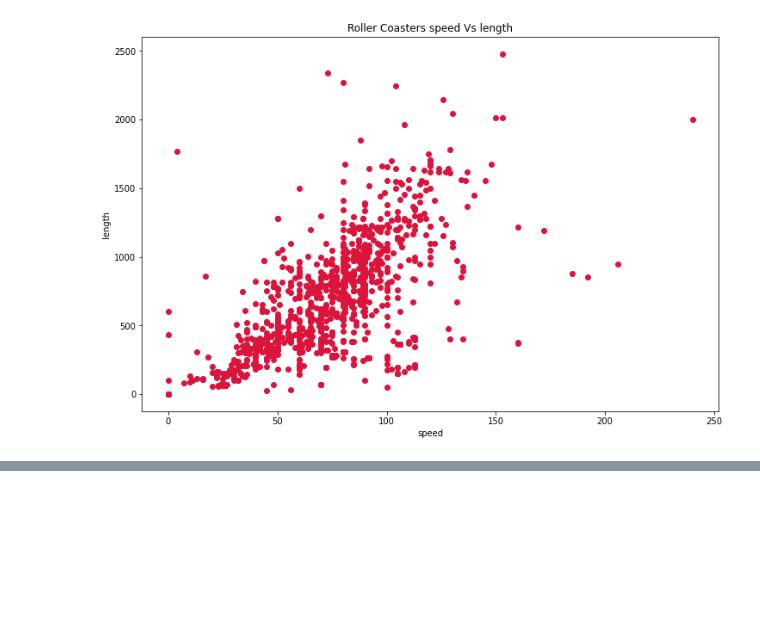
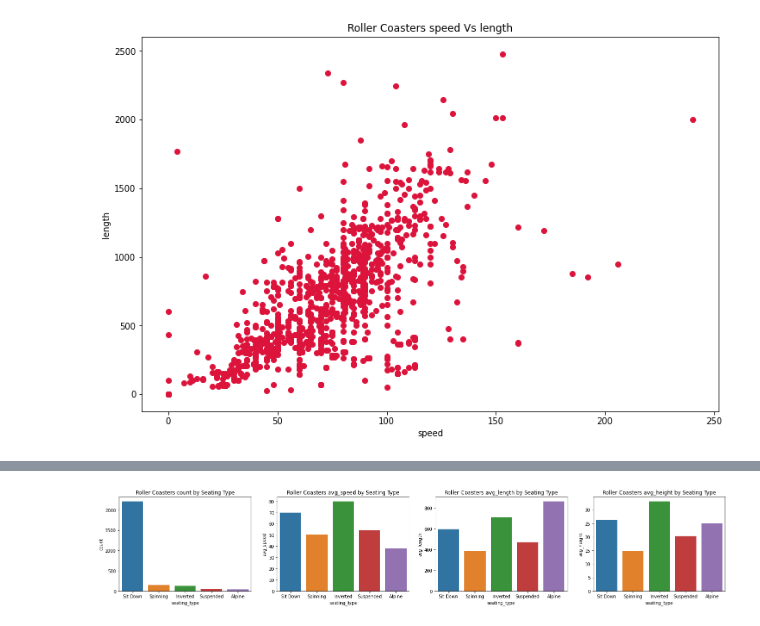
Before and after one commit to princeKike27/Roller-Coaster, a Jupyter notebook: Roller_Coaster.ipynb, the cells around one changed output, grey strips where cells are left out. Saved outputs shown, nothing was run; the diff lists cells and outputs as text; code cells hidden in the pictures; blank space fills up the shorter version.

```diff
--- a/Roller_Coaster.ipynb
+++ b/Roller_Coaster.ipynb
@@ -248,0 +253,14 @@ speed_inversions = coaster_scatter(df_coasters, 'speed', 'length')
+# %%
+# function to get avg_speed, avg_length and avg_height
+def seating_params(df):
+  calc ={}
+  calc['count'] = df['name'].count()
+  calc['avg_speed'] = df['speed'].mean()
+  calc['avg_length'] = df['length'].mean()
+  calc['avg_height'] = df['height'].mean()
+  return pd.Series(calc, index=['count', 'avg_speed', 'avg_length', 'avg_height'])
+# %%
+# group by seating type
+seating_type = df_coasters.groupby('seating_type').apply(seating_params).reset_index()
+seating_type.sort_values(by='count', ascending=False, inplace=True)
+seating_type
@@ -248,0 +284,4 @@ speed_inversions = coaster_scatter(df_coasters, 'speed', 'length')
+# %%
+# get 5 most common roller coaster seating types
+top_5_seating = seating_type.nlargest(5, columns='count')
+top_5_seating
@@ -248,0 +295,26 @@ speed_inversions = coaster_scatter(df_coasters, 'speed', 'length')
+# %%
+import seaborn as sns
+
+# function to plot seating types
+def seating_plot(df):
+  # store y values of charts
+  y_col = df.columns[1::]
+  # number of columns to have in each row
+  fig_col = 4
+  # column position of graph
+  fig_pos = 1
+
+  plt.figure(figsize=(25, 4))
+
+  for col in y_col:
+    ax = plt.subplot(1, fig_col, fig_pos)
+    sns.barplot(data=df, x='seating_type', y=col)
+
+    plt.title(f'Roller Coasters {col} by Seating Type')
+    fig_pos +=1
+
+  plt.show()
+# %%
+top_5_seating_plot = seating_plot(top_5_seating)
+# %% [output]
+[figure, added]
```
Also changed, not shown: parts of 5 cells of this notebook.
